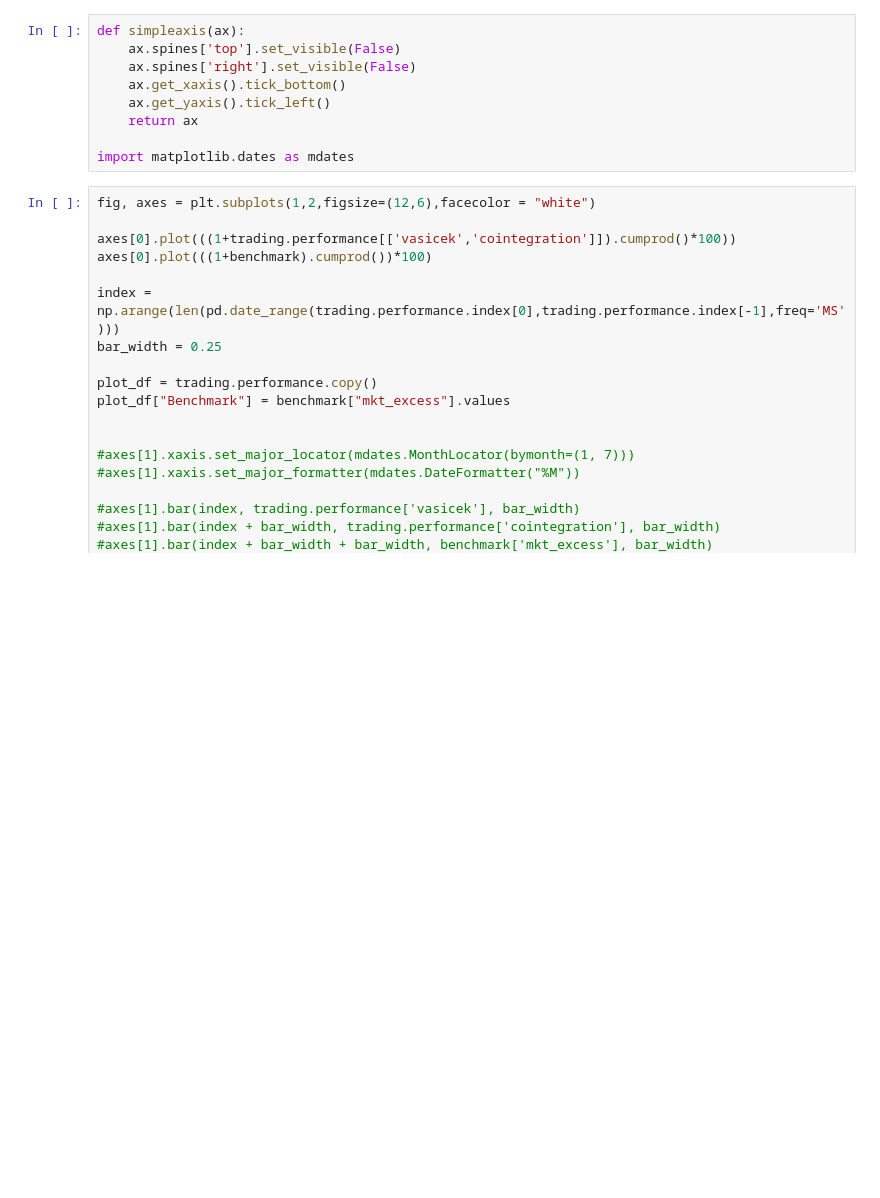
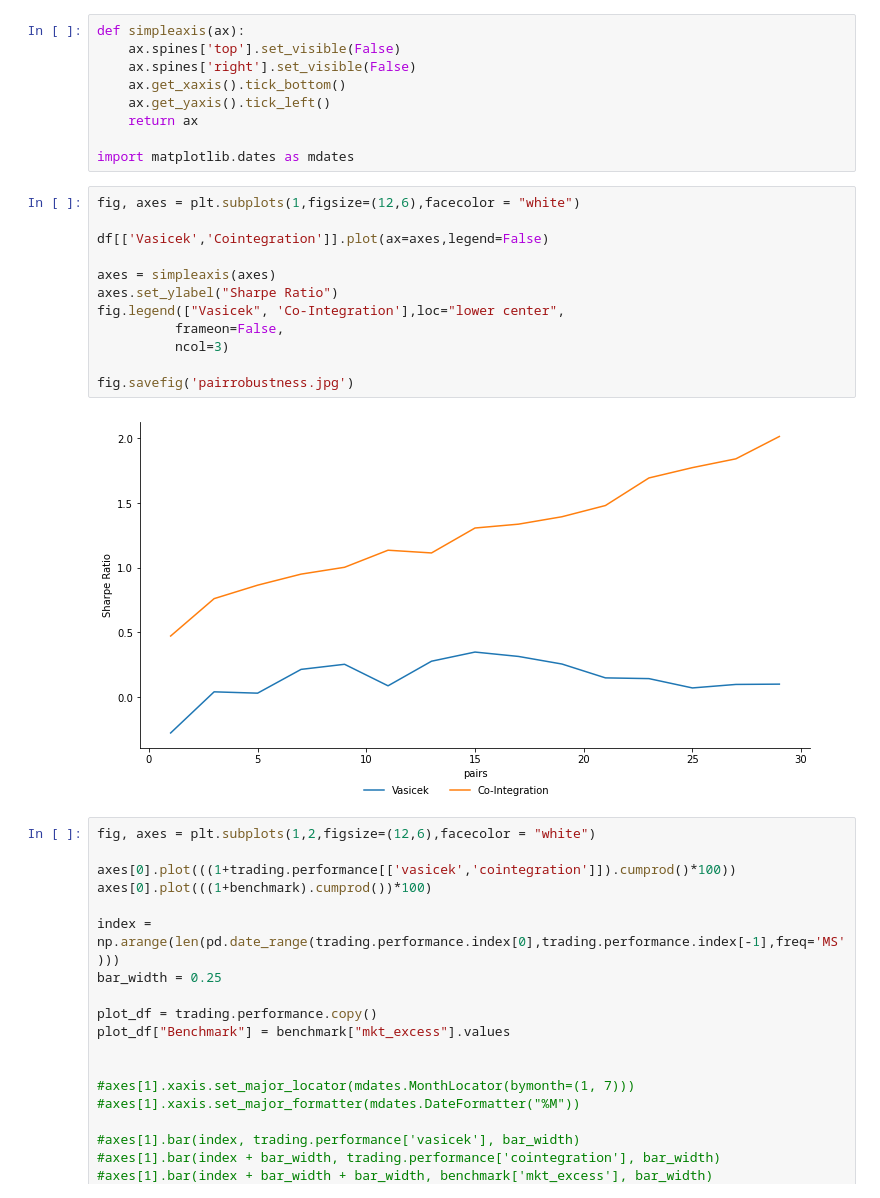
Before and after one commit to Fin-san/TopicsInFinancialEconometrics2022, a Jupyter notebook: main.ipynb, the cells around one changed output. Drawn from its saved outputs; the diff is of its cells as text; blank space fills up the shorter version.

```diff
--- a/main.ipynb
+++ b/main.ipynb
@@ -773,6 +787,20 @@ def simpleaxis(ax):
     return ax
 
 import matplotlib.dates as mdates
+# %%
+fig, axes = plt.subplots(1,figsize=(12,6),facecolor = "white")
+
+df[['Vasicek','Cointegration']].plot(ax=axes,legend=False)
+
+axes = simpleaxis(axes)
+axes.set_ylabel("Sharpe Ratio")
+fig.legend(["Vasicek", 'Co-Integration'],loc="lower center",
+          frameon=False,
+          ncol=3)
+
+fig.savefig('pairrobustness.jpg')
+# %% [output]
+[figure, added]
 # %%
 fig, axes = plt.subplots(1,2,figsize=(12,6),facecolor = "white")
 
```
Also changed, not shown: parts of 7 cells of this notebook, 2 other files.
